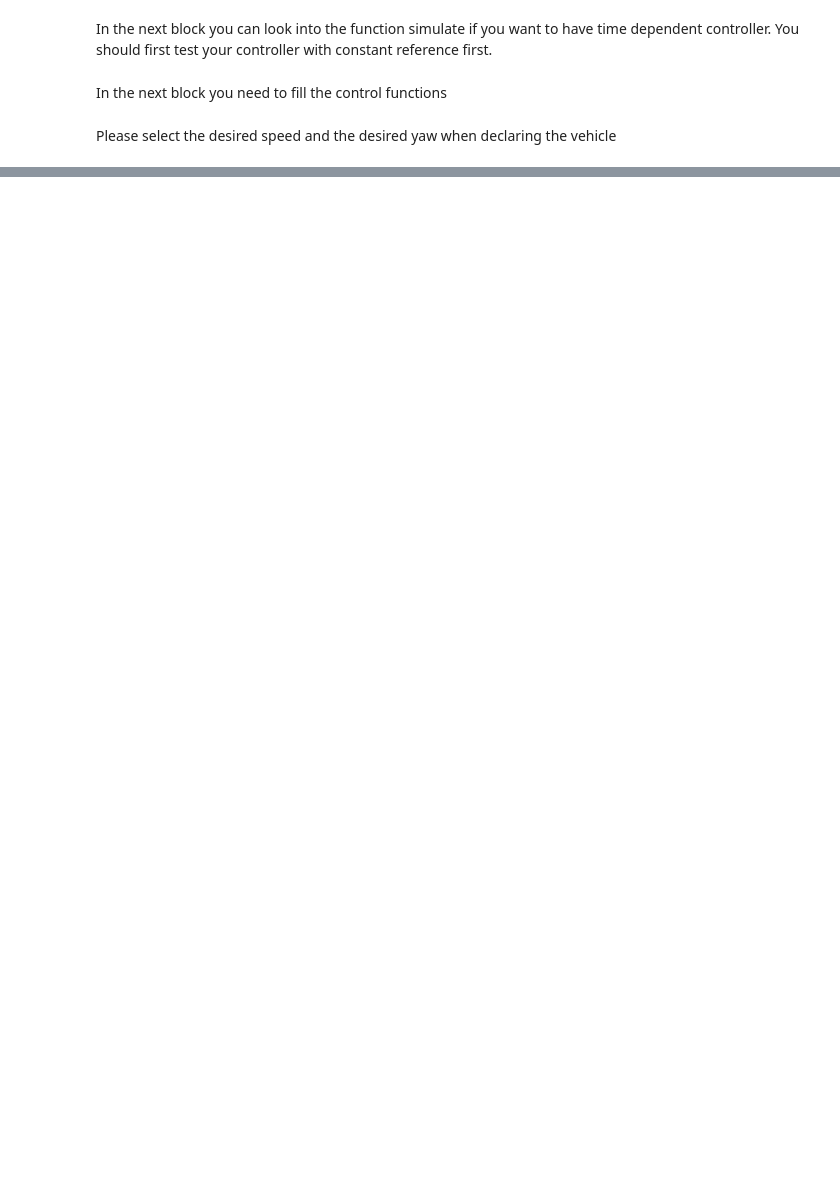
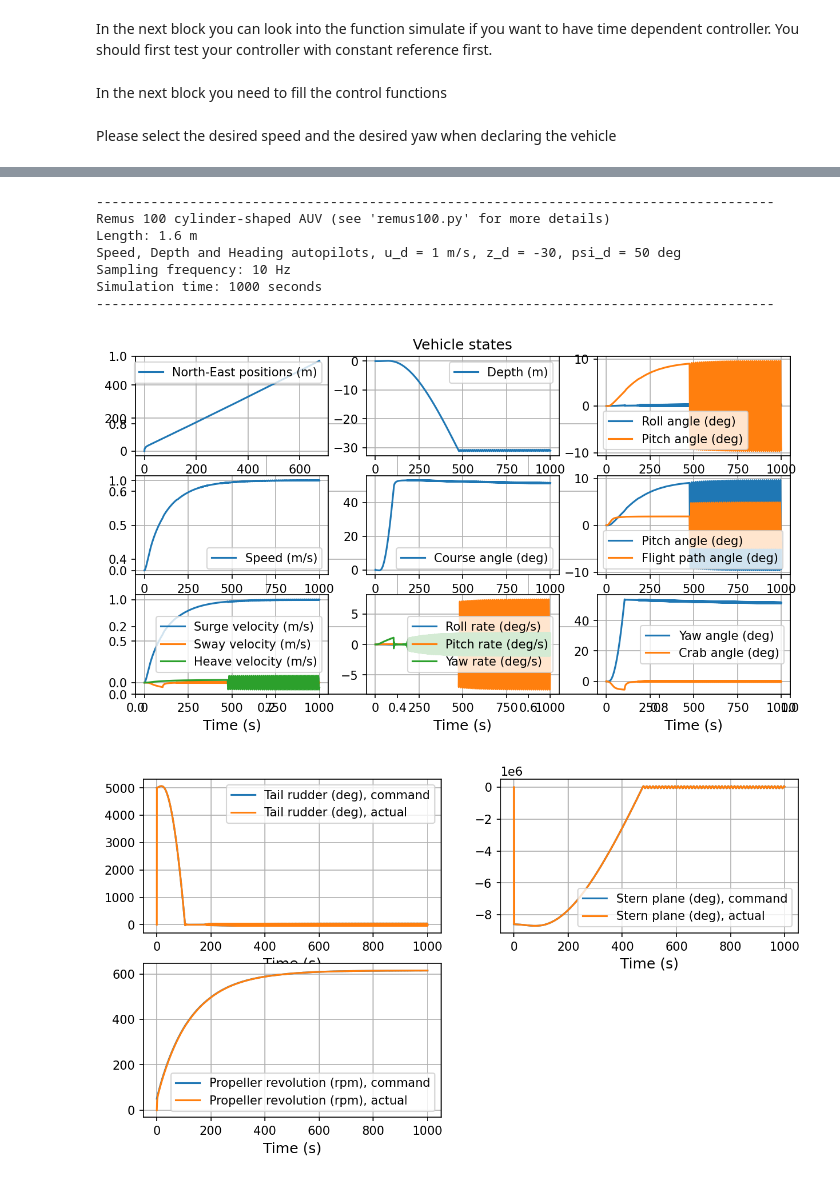
Before and after one commit to natslimak/OceanCourses, a Jupyter notebook: MarineRobotics/2. motion_control_V2.ipynb, the cells around one changed output, grey strips where cells are left out. Cells and saved outputs as stored; diff of their text form; code cells hidden in the pictures; blank space fills up the shorter version.

```diff
--- a/MarineRobotics/2. motion_control_V2.ipynb
+++ b/MarineRobotics/2. motion_control_V2.ipynb
@@ -252,10 +254,31 @@ class myRemus1000(remus100):
         self.e_psi_int += e_psi * sampleTime
         self.e_z_int += e_z * sampleTime
 
+        # Controller gains
+        # Speed (surge) - PI controller
+        Kp_u = 50.0     # proportional gain for speed
+        Ki_u = 5.0      # integral gain for speed
+
+        # Heading (yaw) - PID controller
+        Kp_psi = 100.0   # proportional gain for heading
+        Ki_psi = 0.1    # integral gain for heading
+        Kd_psi = 5.0    # derivative gain for heading (uses yaw rate error)
+
+        # Depth - PID controller
+        Kp_z = 5000.0      # proportional gain for depth
+        Ki_z = 0.5      # integral gain for depth
+        Kd_z = 50.0     # derivative gain for depth (uses pitch angle)
+
         # PI or PID controllers
-        delta_r =  # rudder angle
-        delta_s =  # stern angle
-        n = # propeller revolution
+        # Speed control - PI (controls propeller RPM)
+        n = Kp_u * e_u + Ki_u * self.e_u_int
+
+        # Heading control - PID (controls rudder angle)
+        delta_r = Kp_psi * e_psi + Ki_psi * self.e_psi_int + Kd_psi * e_r
+
+        # Depth control - PID (controls stern plane angle)
+        # Using pitch angle as derivative term for depth control
+        delta_s = Kp_z * e_z + Ki_z * self.e_z_int + Kd_z * e_pitch
 
         u_control = np.array([delta_r, delta_s, n], float)
 
@@ -294,13 +317,23 @@ Simulation time: 800 seconds
 # %%
-vehicle = myRemus1000(controlSystem='speedDepthHeadingPiController', z_d=30, psi_d=50, u_d=1, V_current=0., beta_current=0)
+vehicle = myRemus1000(controlSystem='speedDepthHeadingPiController', z_d=-30, psi_d=50, u_d=1, V_current=0., beta_current=0)
 printVehicleinfo(vehicle, sampleTime, N)
 
 # Main simulation loop
 [simTime, simData] = simulate(N, sampleTime, vehicle)
 
 # 3D plots and animation
 plotVehicleStates(simTime, simData, 1)
 plotControls(simTime, simData, vehicle, 2)
-plot3D(simData, numDataPoints, FPS, filename, 3)
+#plot3D(simData, numDataPoints, FPS, filename, 3)
+# %% [output]
+---------------------------------------------------------------------------------------
+Remus 100 cylinder-shaped AUV (see 'remus100.py' for more details)
+Length: 1.6 m
+Speed, Depth and Heading autopilots, u_d = 1 m/s, z_d = -30, psi_d = 50 deg
+Sampling frequency: 10 Hz
+Simulation time: 1000 seconds
+---------------------------------------------------------------------------------------
+[figure, added]
+[figure, added]
 # %%
 from IPython.display import Image
```
Also changed, not shown: parts of 6 cells of this notebook, 5 other files.
